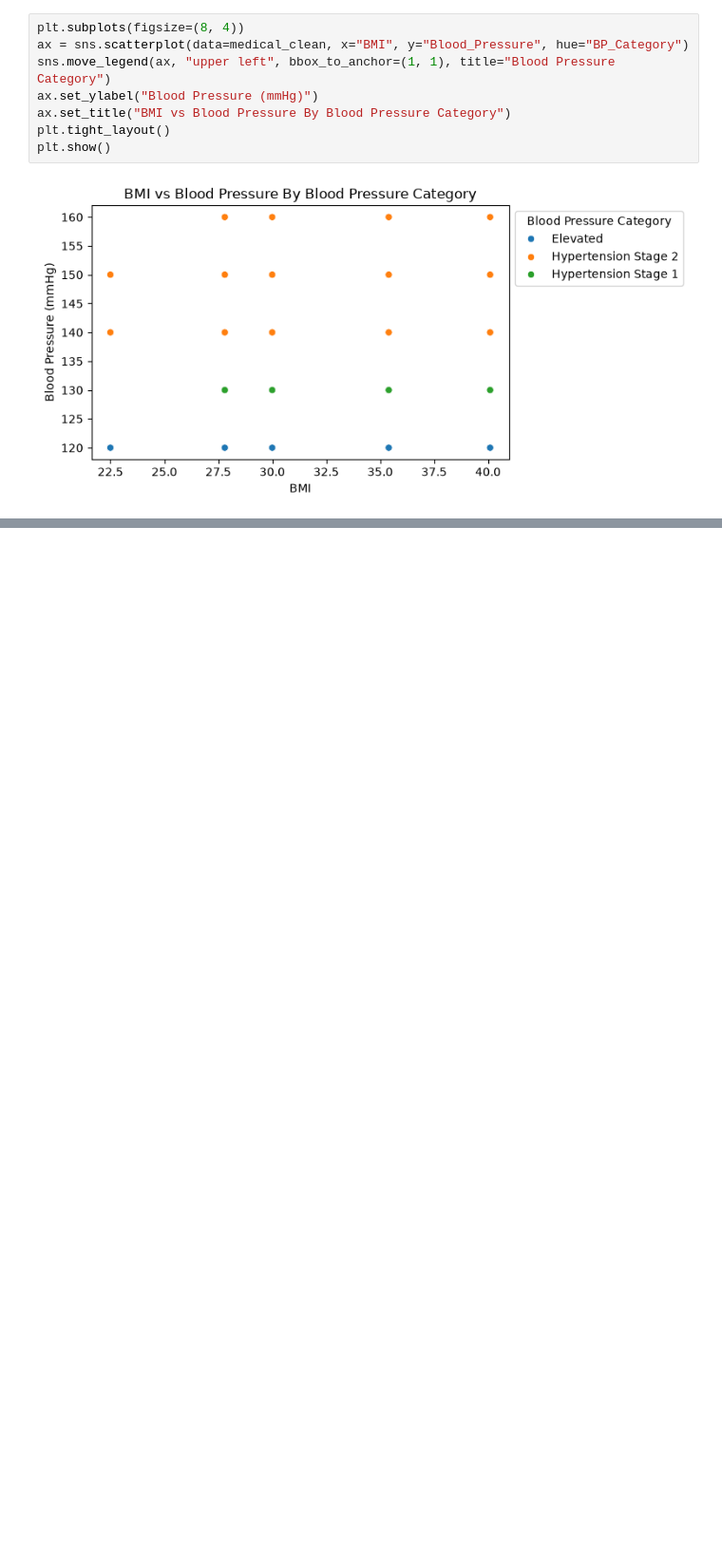
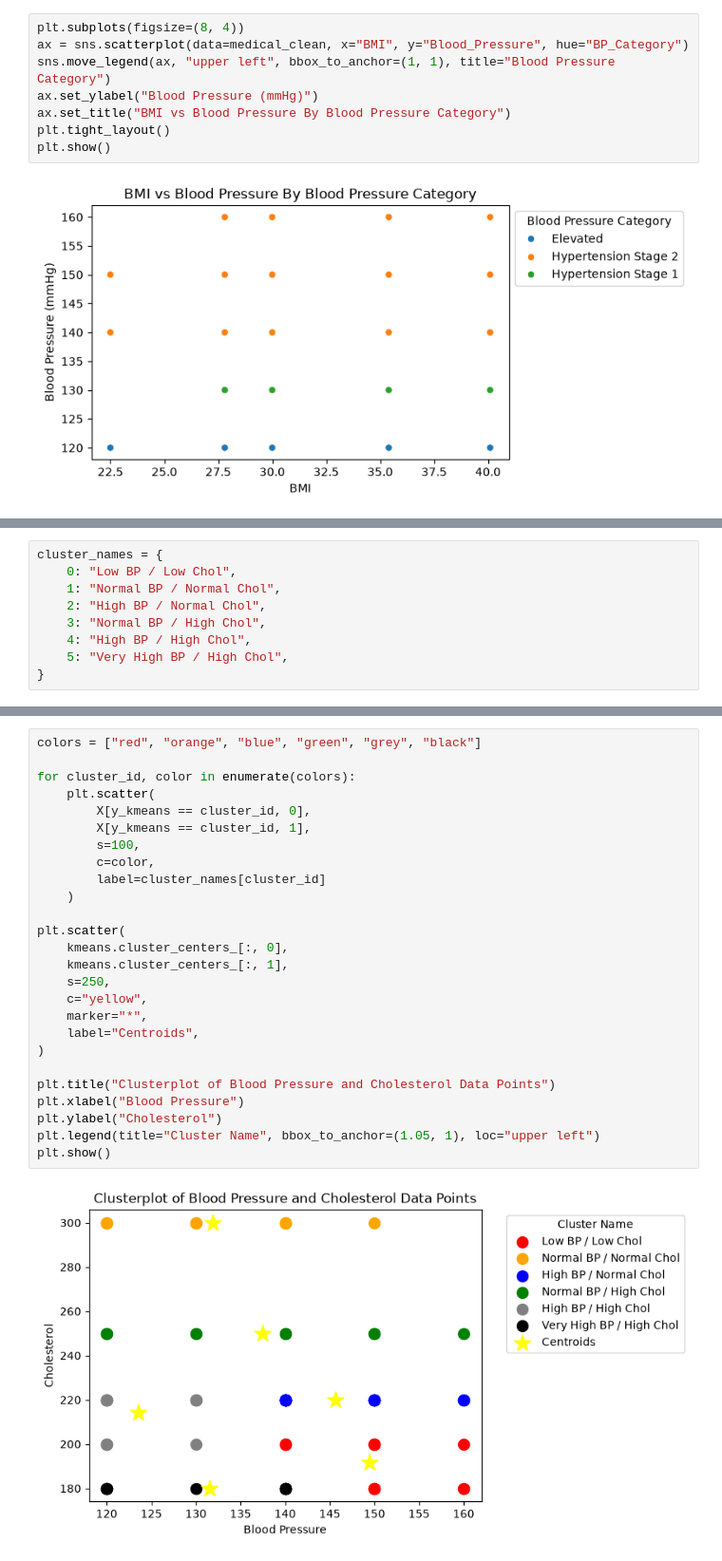
Before and after one commit to AHayslip23/medical_dirty_data, a Jupyter notebook: Medical Data Practice.ipynb, the cells around one changed output, grey strips where cells are left out. Shown at 95% size. Drawn from its saved outputs; the diff is of its cells as text; blank space fills up the shorter version.

```diff
--- a/Medical Data Practice.ipynb
+++ b/Medical Data Practice.ipynb
@@ -579,0 +717,9 @@ plt.show()
+# %%
+cluster_names = {
+    0: "Low BP / Low Chol",
+    1: "Normal BP / Normal Chol",
+    2: "High BP / Normal Chol",
+    3: "Normal BP / High Chol",
+    4: "High BP / High Chol",
+    5: "Very High BP / High Chol",
+}
@@ -579,0 +745,28 @@ plt.show()
+# %%
+colors = ["red", "orange", "blue", "green", "grey", "black"]
+
+for cluster_id, color in enumerate(colors):
+    plt.scatter(
+        X[y_kmeans == cluster_id, 0],
+        X[y_kmeans == cluster_id, 1],
+        s=100,
+        c=color,
+        label=cluster_names[cluster_id]
+    )
+
+plt.scatter(
+    kmeans.cluster_centers_[:, 0],
+    kmeans.cluster_centers_[:, 1],
+    s=250,
+    c="yellow",
+    marker="*",
+    label="Centroids",
+)
+
+plt.title("Clusterplot of Blood Pressure and Cholesterol Data Points")
+plt.xlabel("Blood Pressure")
+plt.ylabel("Cholesterol")
+plt.legend(title="Cluster Name", bbox_to_anchor=(1.05, 1), loc="upper left")
+plt.show()
+# %% [output]
+[figure, added]
```
Also changed, not shown: parts of 29 cells of this notebook.
